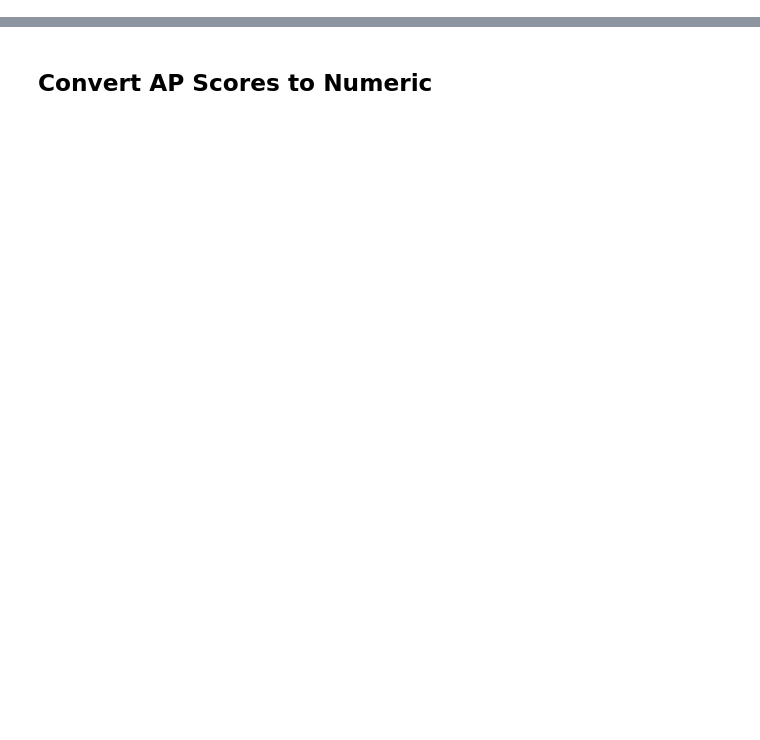
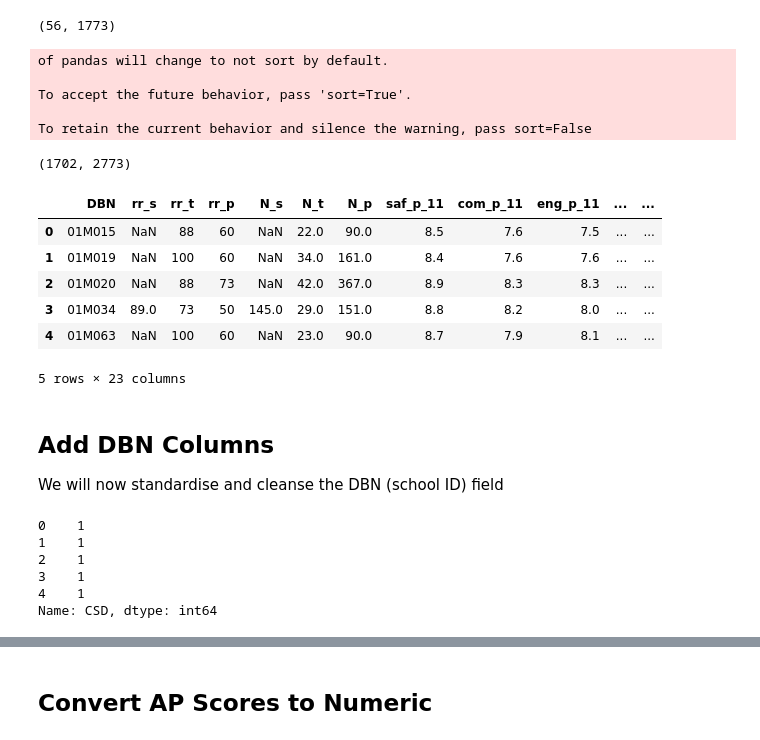
Before and after one commit to ChrisJESmith/DataScience-Projects, a Jupyter notebook: Project 06 - Analysing NYC High School Data.ipynb, the cells around one changed output, grey strips where cells are left out. Drawn from its saved outputs; the diff is of its cells as text; code cells hidden in the pictures; blank space fills up the shorter version.

```diff
--- a/Project 06 - Analysing NYC High School Data.ipynb
+++ b/Project 06 - Analysing NYC High School Data.ipynb
@@ -231,0 +179,19 @@ print(data["graduation"][0:10])
+# %%
+# show the size of the d75 survey data (there are 56 rows and 1773 columns)
+d75_survey.shape
+# %% [output]
+(56, 1773)
+# %%
+# bring both data sets together and join them as a union
+survey = pd.concat([all_survey, d75_survey], axis=0)
+# %% [output]
+of pandas will change to not sort by default.
+
+To accept the future behavior, pass 'sort=True'.
+
+To retain the current behavior and silence the warning, pass sort=False
+# %%
+# show the size of the new 'survey' dataframe, which has more rows (1646 + 56 rows = 1702 rows)
+survey.shape
+# %% [output]
+(1702, 2773)
@@ -231,0 +231,11 @@ print(data["graduation"][0:10])
+# %%
+# show the first five rows of the updated 'survey' dataframe
+survey.head()
+# %% [output]
+|  | DBN | rr_s | rr_t | rr_p | N_s | N_t | N_p | saf_p_11 | com_p_11 | eng_p_11 | ... | ... |
+| 0 | 01M015 | NaN | 88 | 60 | NaN | 22.0 | 90.0 | 8.5 | 7.6 | 7.5 | ... | ... |
+| 1 | 01M019 | NaN | 100 | 60 | NaN | 34.0 | 161.0 | 8.4 | 7.6 | 7.6 | ... | ... |
+| 2 | 01M020 | NaN | 88 | 73 | NaN | 42.0 | 367.0 | 8.9 | 8.3 | 8.3 | ... | ... |
+| 3 | 01M034 | 89.0 | 73 | 50 | 145.0 | 29.0 | 151.0 | 8.8 | 8.2 | 8.0 | ... | ... |
+| 4 | 01M063 | NaN | 100 | 60 | NaN | 23.0 | 90.0 | 8.7 | 7.9 | 8.1 | ... | ... |
+5 rows × 23 columns
@@ -231,0 +245,4 @@ print(data["graduation"][0:10])
+# %% [markdown]
+## Add DBN Columns
+
+We will now standardise and cleanse the DBN (school ID) field
@@ -231,0 +252,13 @@ print(data["graduation"][0:10])
+# %%
+# examine the 'CSD' field in the 'class_size' dictionary key
+# we can see some values have only one digit i.e. ('1')
+# they should always have two digits i.e. ('01') so a zero should be added in front of the '1'
+# note the CSD and SCHOOL CODE columns will eventually make up the unique identifier (DBN) for each school
+data["class_size"]["CSD"].head()
+# %% [output]
+0    1
+1    1
+2    1
+3    1
+4    1
+Name: CSD, dtype: int64
```
Also changed, not shown: parts of 142 cells of this notebook.
